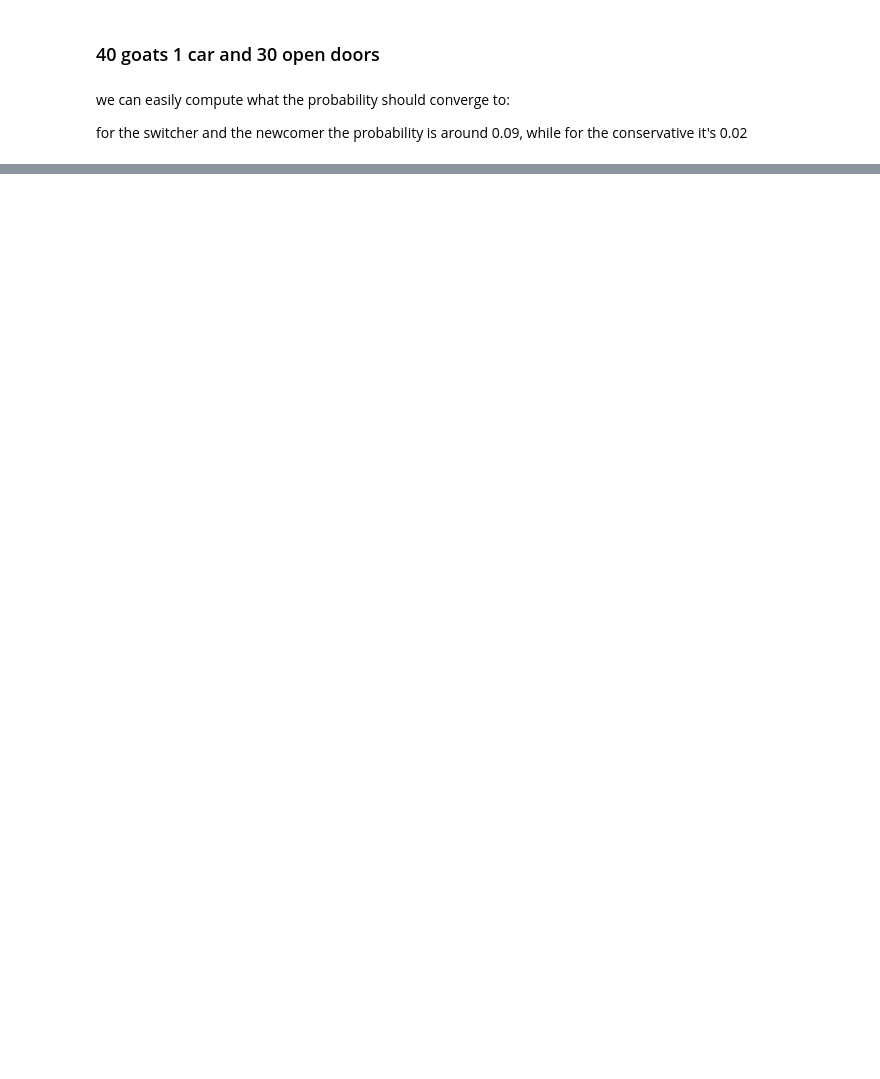
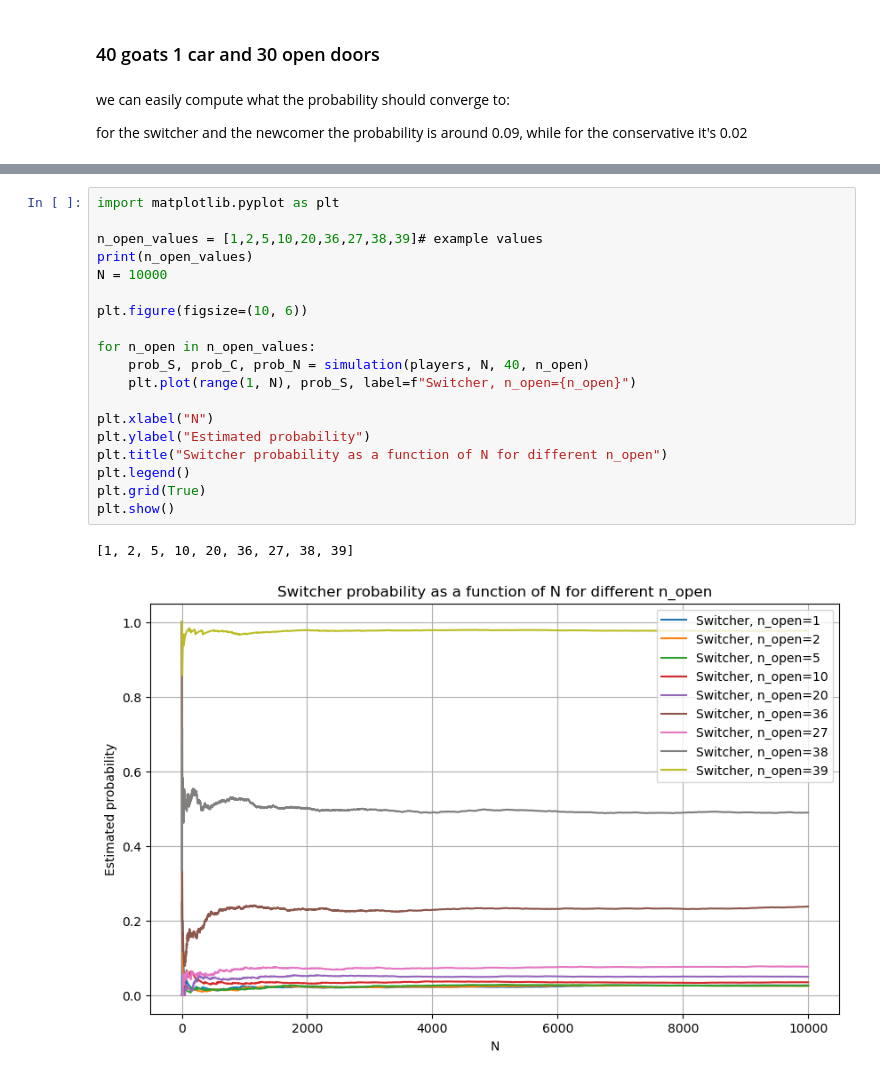
Before and after one commit to alessandrodipiano/machinelearning4physics_bicocca_2026, a Jupyter notebook: lectures/L01_probability.ipynb, the cells around one changed output, grey strips where cells are left out. Saved outputs shown, nothing was run; the diff lists cells and outputs as text; blank space fills up the shorter version.

```diff
--- a/lectures/L01_probability.ipynb
+++ b/lectures/L01_probability.ipynb
@@ -932,0 +911,22 @@ plt.show()
+# %%
+import matplotlib.pyplot as plt
+
+n_open_values = [1,2,5,10,20,36,27,38,39]# example values
+print(n_open_values)
+N = 10000
+
+plt.figure(figsize=(10, 6))
+
+for n_open in n_open_values:
+    prob_S, prob_C, prob_N = simulation(players, N, 40, n_open)
+    plt.plot(range(1, N), prob_S, label=f"Switcher, n_open={n_open}")
+
+plt.xlabel("N")
+plt.ylabel("Estimated probability")
+plt.title("Switcher probability as a function of N for different n_open")
+plt.legend()
+plt.grid(True)
+plt.show()
+# %% [output]
+[1, 2, 5, 10, 20, 36, 27, 38, 39]
+[figure, added]
```
Also changed, not shown: parts of 5 cells of this notebook, 1 other file.
